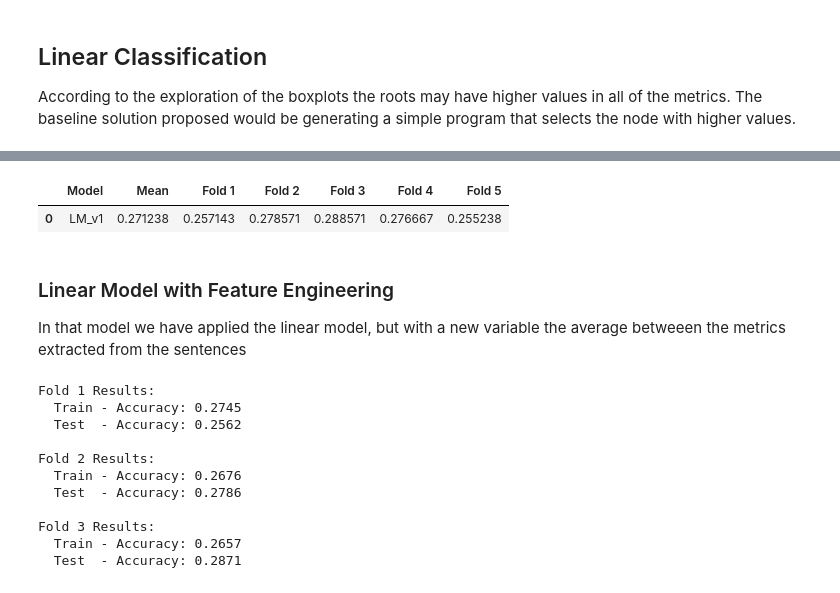
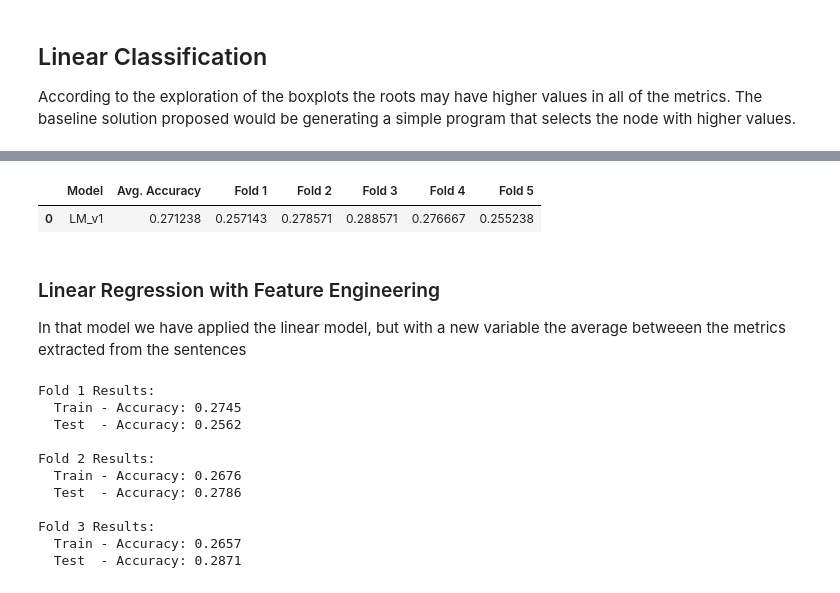
Before and after one commit to kelokito/ml-project, a Jupyter notebook: src/4_modelling.ipynb, the cells around one changed output, grey strips where cells are left out. Saved outputs shown, nothing was run; the diff lists cells and outputs as text; code cells hidden in the pictures.

Commit message:
first test tried

```diff
--- a/src/4_modelling.ipynb
+++ b/src/4_modelling.ipynb
@@ -47,13 +51,21 @@ def get_top_vertex_metrics(df, y_pred, target='is_root'):
     return accuracy
 
 def extract_features(df, features):
+    # Create 'avg_metrics' if needed
     if 'avg_metrics' in features and 'avg_metrics' not in df.columns:
         df['avg_metrics'] = df[['degree_norm', 'closeness_norm', 'betweenness_norm', 'pagerank_norm']].mean(axis=1)
+
+    # One-hot encode 'language' (if present)
+    if 'language' in features:
+        df = pd.get_dummies(df, columns=['language'], drop_first=True)
+        # Update features list to include new dummy columns
+        new_language_features = [col for col in df.columns if col.startswith('language_')]
+        features = [f for f in features if f != 'language'] + new_language_features
+
     return df[features].values
 
 
-def test_linear_model(folds_path, features, target, num_folds=5):
-    model = LinearRegression()
+def test_linear_model(model, folds_path, features, target, num_folds=5):
     metrics = {
         'train': pd.DataFrame(columns=['Accuracy']),
         'test': pd.DataFrame(columns=['Accuracy'])
@@ -95,17 +107,3 @@ def test_linear_model(folds_path, features, target, num_folds=5):
     print(f"Intercept: {model.intercept_:.4f}")
 
     return metrics
-
-# Example usage
-features = ['n_norm', 'degree_norm', 'closeness_norm', 'betweenness_norm', 'pagerank_norm']
-target = 'is_root'
-folds_path = './data/cross_validation'
-
-results_v1_dict = test_linear_model(folds_path, features, target)
-
-# Average metrics summary
-print("\n=== Average Metrics Across Folds ===")
-print("\nTrain:")
-print(results_v1_dict['train'].mean())
-print("\nTest:")
-print(results_v1_dict['test'].mean())
@@ -129,0 +110,15 @@ dtype: float64
+# %%
+# Example usage
+features = ['n_norm', 'degree_norm', 'closeness_norm', 'betweenness_norm', 'pagerank_norm']
+target = 'is_root'
+folds_path = './data/cross_validation'
+lr = LinearRegression()
+
+results_v1_dict = test_linear_model(lr, folds_path, features, target)
+
+# Average metrics summary
+print("\n=== Average Metrics Across Folds ===")
+print("\nTrain:")
+print(results_v1_dict['train'].mean())
+print("\nTest:")
+print(results_v1_dict['test'].mean())
@@ -134,38 +147,38 @@ def prepare_results(results, model_name):
 
     # Calculate mean and insert as second row
     mean_row = pd.DataFrame(test_df.mean()).T
-    mean_row.index = ['Mean']
+    mean_row.index = ['Avg. Accuracy']
 
     # Add model name as the first row
     model_row = pd.DataFrame([[model_name]], columns=test_df.columns, index=['Model'])
 
     # Concatenate rows in desired order
     test_df = pd.concat([model_row, mean_row, test_df])
 
     # Transpose the DataFrame
     test_df_results = test_df.T
     test_df_results.index.values[0] = 'Metric'  # Optional: name first column
     test_df_results['Model'] = model_name       # Add model name as a column
     return test_df_results
 
 
 # Prepare both models
 results_v1 = prepare_results(results_v1_dict, "LM_v1")
 #results_v2 = prepare_results(results_v2_dict, "LM_v2")
 
 # Concatenate vertically
 combined_results = pd.concat([results_v1], ignore_index=True)
 
 # Save to CSV
 combined_results.to_csv("./data/models/all_models.csv", index=False)
 
 # Display
 combined_results.head()
 # %% [output]
-|  | Model | Mean | Fold 1 | Fold 2 | Fold 3 | Fold 4 | Fold 5 |
+|  | Model | Avg. Accuracy | Fold 1 | Fold 2 | Fold 3 | Fold 4 | Fold 5 |
 | 0 | LM_v1 | 0.271238 | 0.257143 | 0.278571 | 0.288571 | 0.276667 | 0.255238 |
 # %% [markdown]
-### Linear Model with Feature Engineering
+### Linear Regression with Feature Engineering
 
 In that model we have applied the linear model, but with a new variable the average betweeen the metrics extracted from the sentences
 # %%
```
Also changed, not shown: parts of 8 cells of this notebook, 14 other files.
